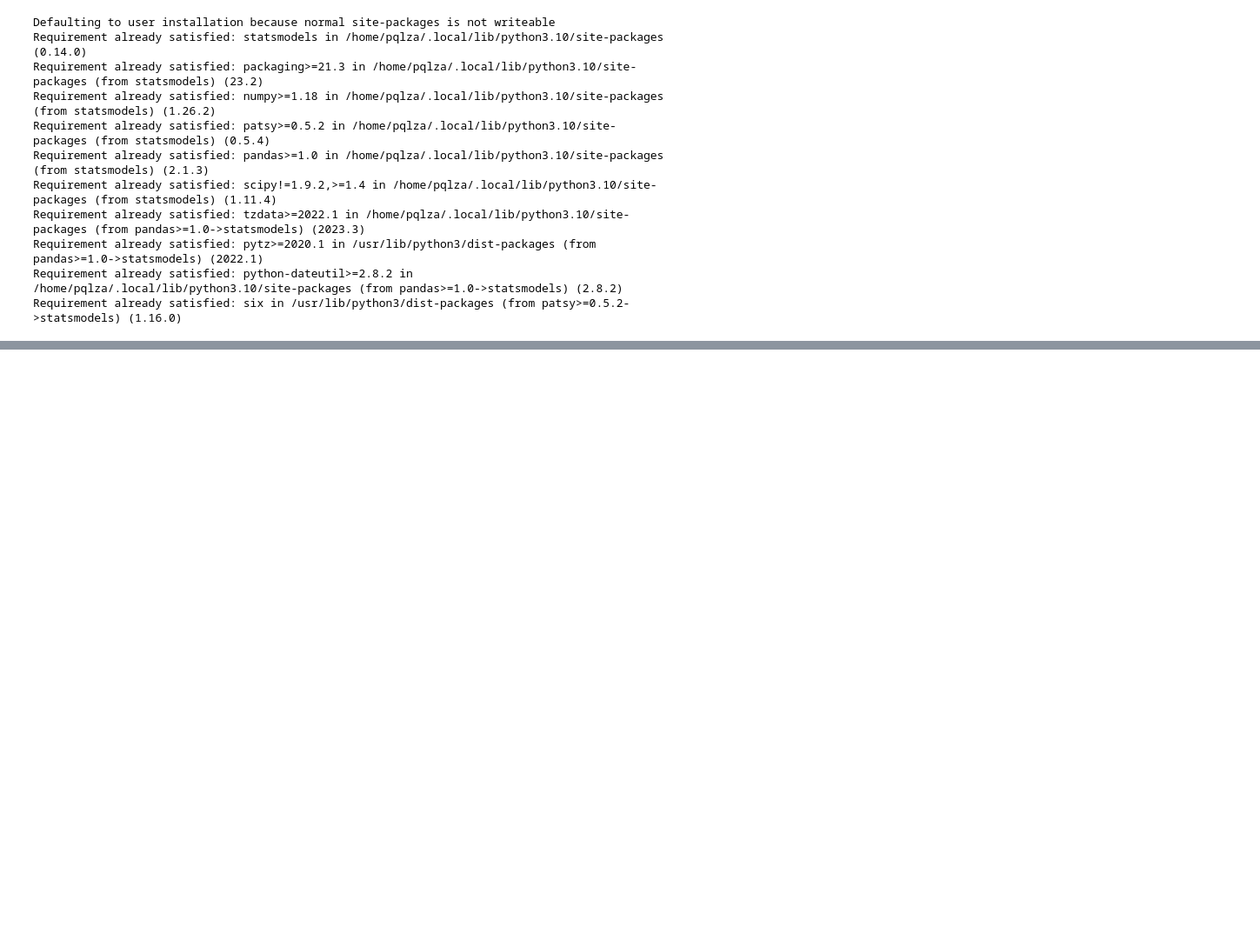
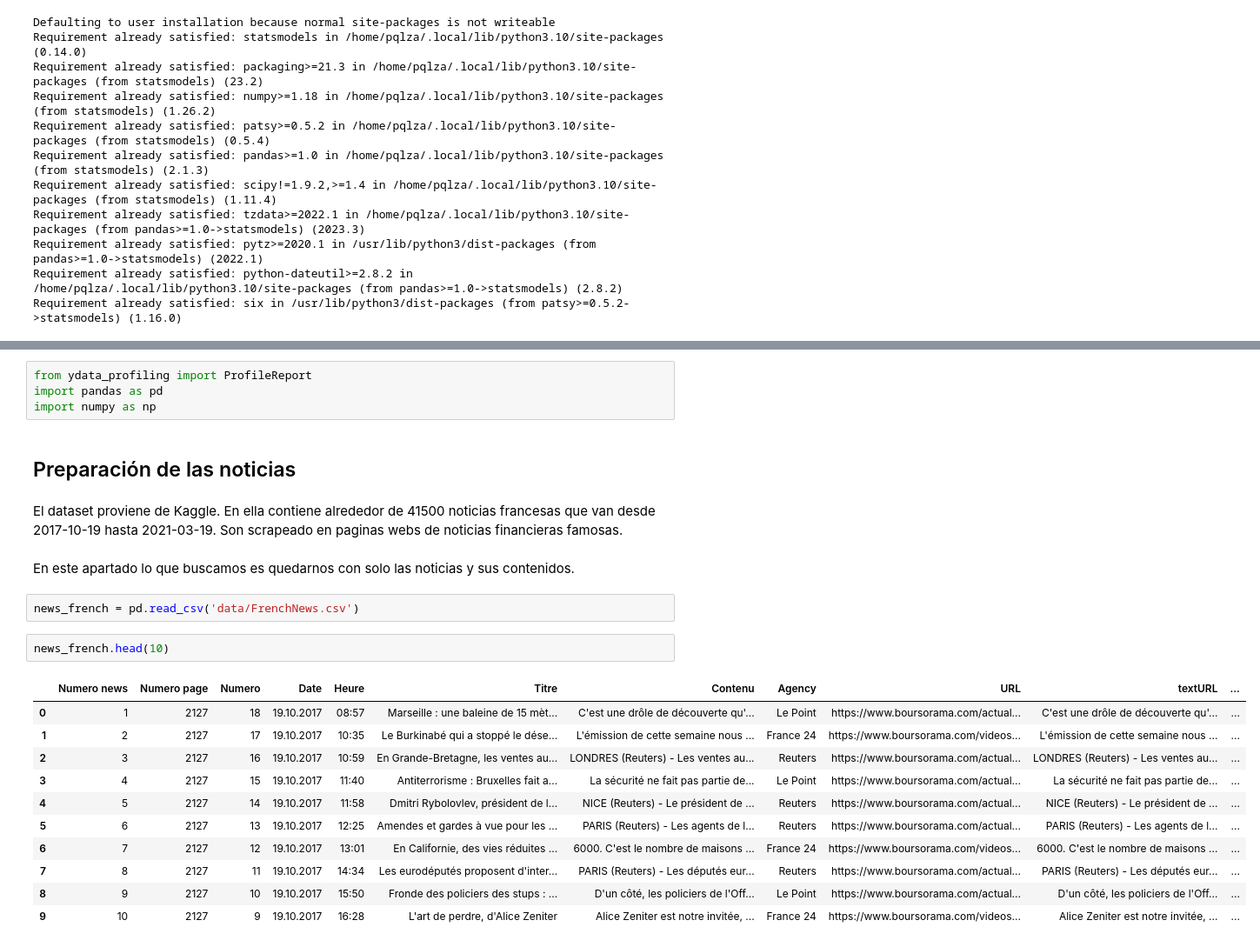
Before and after one commit to AlejandroPqLz/StockPrediction, a Jupyter notebook: DCDC_PrácticaFinal_Predicción de Stock.ipynb, the cells around one changed output, grey strips where cells are left out. Shown at 87% size. Cells and saved outputs as stored; diff of their text form; blank space fills up the shorter version.

```diff
--- a/DCDC_PrácticaFinal_Predicción de Stock.ipynb
+++ b/DCDC_PrácticaFinal_Predicción de Stock.ipynb
@@ -62,0 +65,26 @@ Requirement already satisfied: six in /usr/lib/python3/dist-packages (from patsy
+# %%
+from ydata_profiling import ProfileReport
+import pandas as pd
+import numpy as np
+# %% [markdown]
+## Preparación de las noticias
+# %% [markdown]
+El dataset proviene de Kaggle. En ella contiene alrededor de 41500 noticias francesas que van desde 2017-10-19 hasta 2021-03-19. Son scrapeado en paginas webs de noticias financieras famosas.
+# %% [markdown]
+En este apartado lo que buscamos es quedarnos con solo las noticias y sus contenidos.
+# %%
+news_french = pd.read_csv('data/FrenchNews.csv')
+# %%
+news_french.head(10)
+# %% [output]
+|  | Numero news | Numero page | Numero | Date | Heure | Titre | Contenu | Agency | URL | textURL | ... |
+| 0 | 1 | 2127 | 18 | 19.10.2017 | 08:57 | Marseille : une baleine de 15 mèt... | C'est une drôle de découverte qu'... | Le Point | https://www.boursorama.com/actual... | C'est une drôle de découverte qu'... | ... |
+| 1 | 2 | 2127 | 17 | 19.10.2017 | 10:35 | Le Burkinabé qui a stoppé le dése... | L'émission de cette semaine nous ... | France 24 | https://www.boursorama.com/videos... | L'émission de cette semaine nous ... | ... |
+| 2 | 3 | 2127 | 16 | 19.10.2017 | 10:59 | En Grande-Bretagne, les ventes au... | LONDRES (Reuters) - Les ventes au... | Reuters | https://www.boursorama.com/actual... | LONDRES (Reuters) - Les ventes au... | ... |
+| 3 | 4 | 2127 | 15 | 19.10.2017 | 11:40 | Antiterrorisme : Bruxelles fait a... | La sécurité ne fait pas partie de... | Le Point | https://www.boursorama.com/actual... | La sécurité ne fait pas partie de... | ... |
+| 4 | 5 | 2127 | 14 | 19.10.2017 | 11:58 | Dmitri Rybolovlev, président de l... | NICE (Reuters) - Le président de ... | Reuters | https://www.boursorama.com/actual... | NICE (Reuters) - Le président de ... | ... |
+| 5 | 6 | 2127 | 13 | 19.10.2017 | 12:25 | Amendes et gardes à vue pour les ... | PARIS (Reuters) - Les agents de l... | Reuters | https://www.boursorama.com/actual... | PARIS (Reuters) - Les agents de l... | ... |
+| 6 | 7 | 2127 | 12 | 19.10.2017 | 13:01 | En Californie, des vies réduites ... | 6000. C'est le nombre de maisons ... | France 24 | https://www.boursorama.com/videos... | 6000. C'est le nombre de maisons ... | ... |
+| 7 | 8 | 2127 | 11 | 19.10.2017 | 14:34 | Les eurodéputés proposent d'inter... | PARIS (Reuters) - Les députés eur... | Reuters | https://www.boursorama.com/actual... | PARIS (Reuters) - Les députés eur... | ... |
+| 8 | 9 | 2127 | 10 | 19.10.2017 | 15:50 | Fronde des policiers des stups : ... | D'un côté, les policiers de l'Off... | Le Point | https://www.boursorama.com/actual... | D'un côté, les policiers de l'Off... | ... |
+| 9 | 10 | 2127 | 9 | 19.10.2017 | 16:28 | L'art de perdre, d'Alice Zeniter | Alice Zeniter est notre invitée, ... | France 24 | https://www.boursorama.com/videos... | Alice Zeniter est notre invitée, ... | ... |
```
Also changed, not shown: parts of 20 cells of this notebook.
